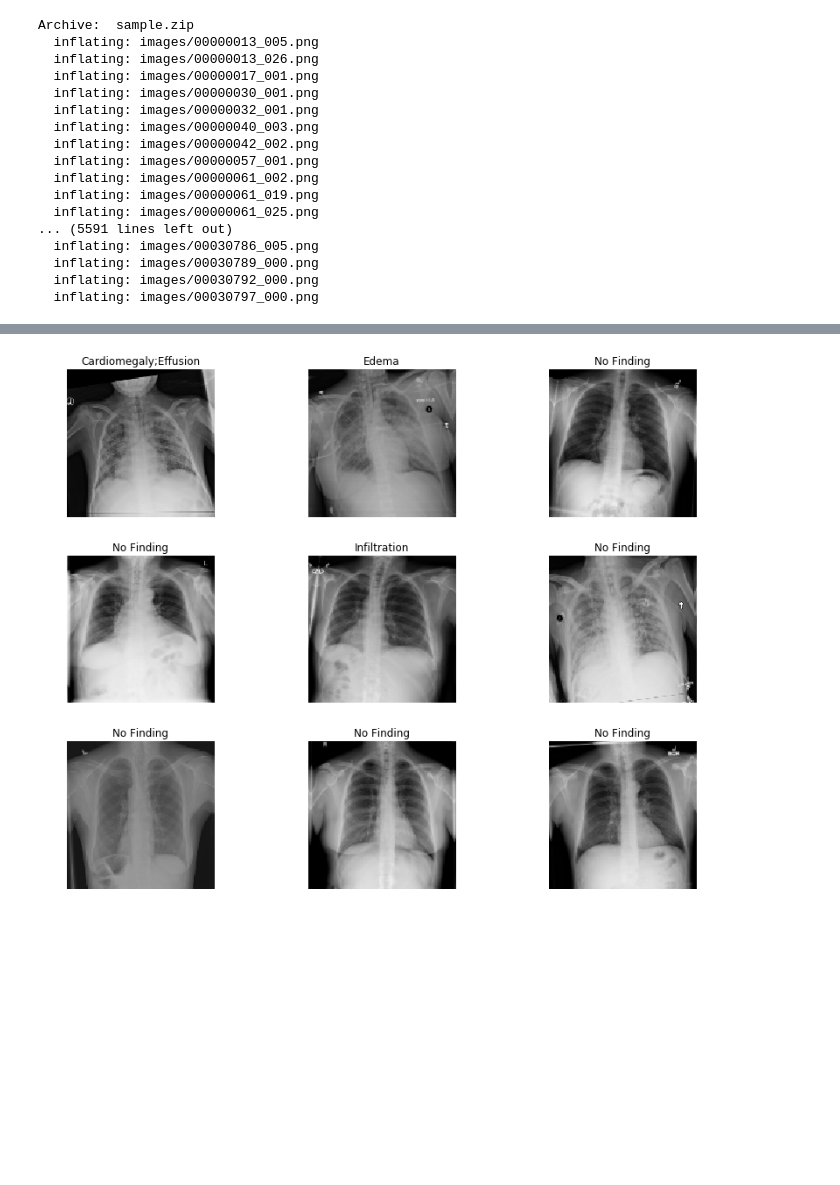
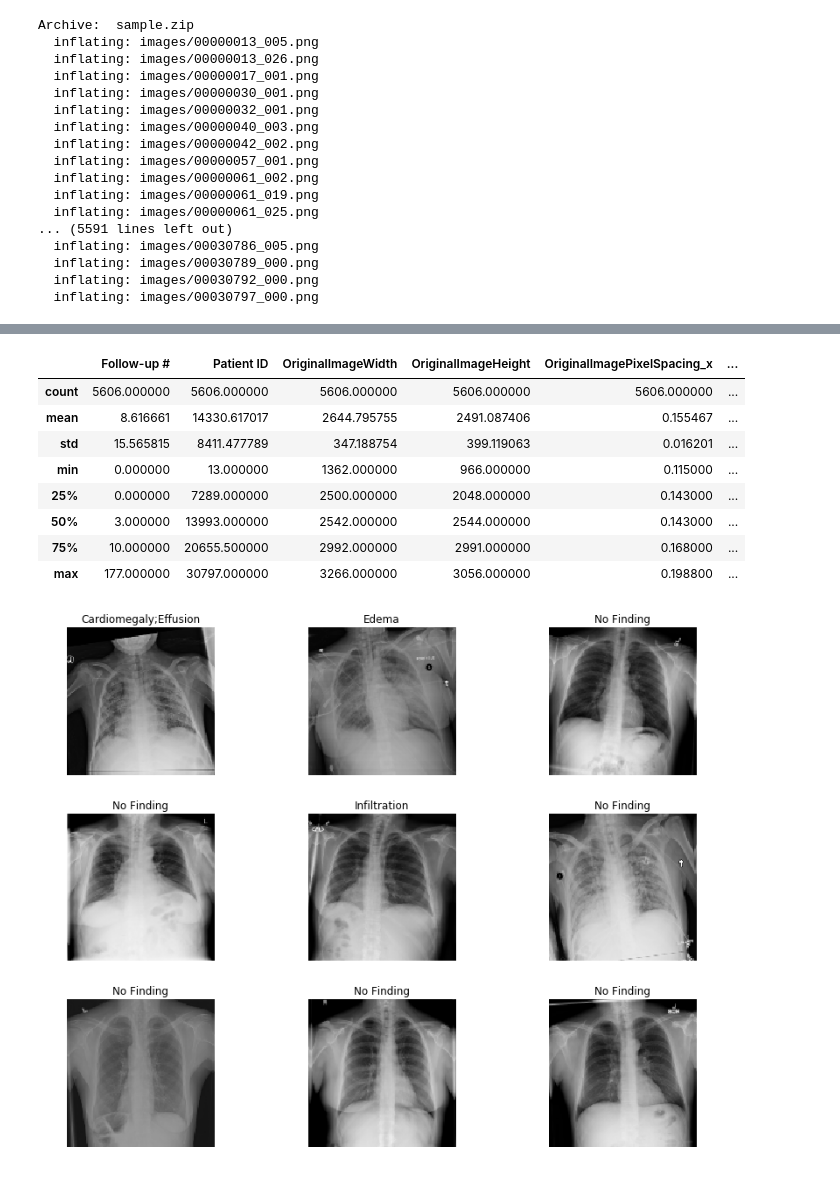
Before and after one commit to HarshitCodex/AI_Hackathon_2019, a Jupyter notebook: Xray_Fastai.ipynb, the cells around one changed output, grey strips where cells are left out. Drawn from its saved outputs; the diff is of its cells as text; code cells hidden in the pictures; blank space fills up the shorter version.

```diff
--- a/Xray_Fastai.ipynb
+++ b/Xray_Fastai.ipynb
@@ -74,0 +176,12 @@ df.head()
+# %%
+ df.describe()
+# %% [output]
+|  | Follow-up # | Patient ID | OriginalImageWidth | OriginalImageHeight | OriginalImagePixelSpacing_x | ... |
+| count | 5606.000000 | 5606.000000 | 5606.000000 | 5606.000000 | 5606.000000 | ... |
+| mean | 8.616661 | 14330.617017 | 2644.795755 | 2491.087406 | 0.155467 | ... |
+| std | 15.565815 | 8411.477789 | 347.188754 | 399.119063 | 0.016201 | ... |
+| min | 0.000000 | 13.000000 | 1362.000000 | 966.000000 | 0.115000 | ... |
+| 25% | 0.000000 | 7289.000000 | 2500.000000 | 2048.000000 | 0.143000 | ... |
+| 50% | 3.000000 | 13993.000000 | 2542.000000 | 2544.000000 | 0.143000 | ... |
+| 75% | 10.000000 | 20655.500000 | 2992.000000 | 2991.000000 | 0.168000 | ... |
+| max | 177.000000 | 30797.000000 | 3266.000000 | 3056.000000 | 0.198800 | ... |
```
Also changed, not shown: parts of 8 cells of this notebook.
